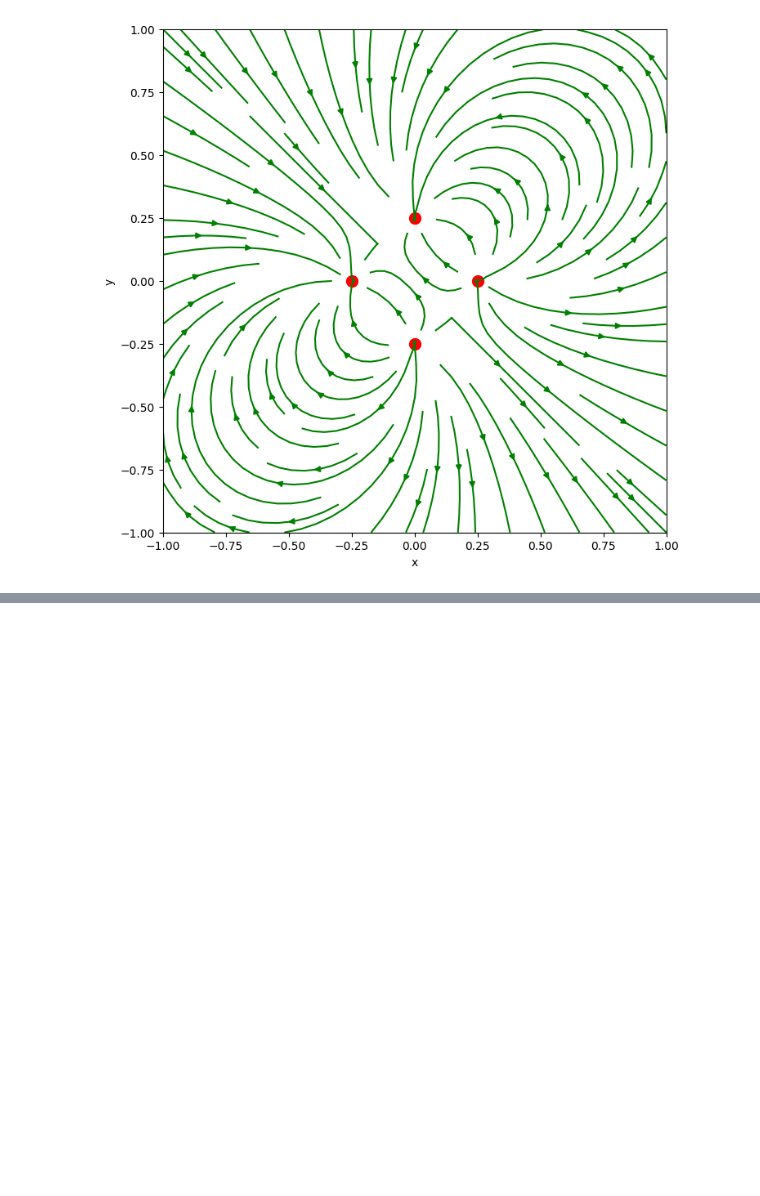
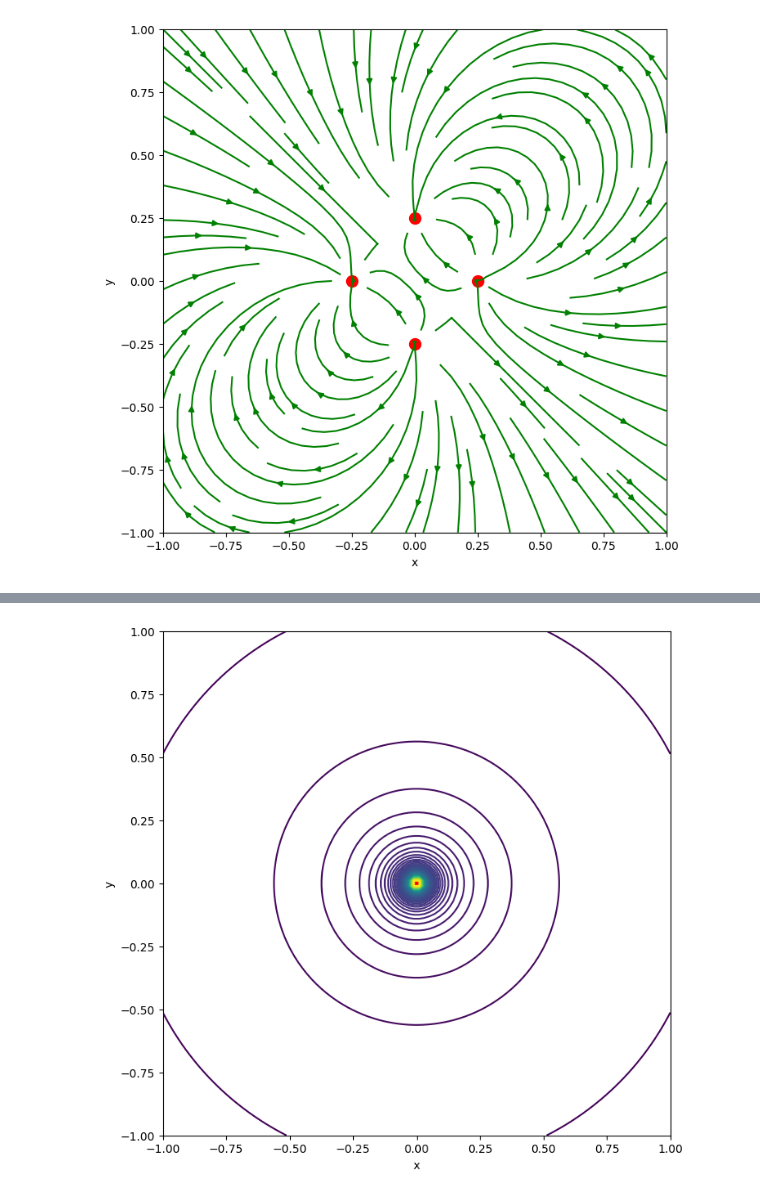
Before and after one commit to brash99/phys202, a Jupyter notebook: JupyterNotebooks/ElectricFieldLines.ipynb, the cells around one changed output, grey strips where cells are left out. Drawn from its saved outputs; the diff is of its cells as text; code cells hidden in the pictures; blank space fills up the shorter version.

```diff
--- a/JupyterNotebooks/ElectricFieldLines.ipynb
+++ b/JupyterNotebooks/ElectricFieldLines.ipynb
@@ -200,0 +208,47 @@ DrawELines(Q, XQ, YQ, -2, 2, -2, 2)
+# %%
+# Draw equipotential lines
+
+def DrawEquipotential(Q, XQ, YQ, xl=-1, xh=1, yl=-1, yh=1):
+    # Q is a list of charges
+    # XQ and YQ are positions of the charges
+    # Calculate the field at 100 points in the x-y plan
+    # xl, xh, yl, yh, are the plot limits)
+
+    n_charges = len(Q)
+
+    # Set up the grid
+    x = np.linspace(xl,xh,100)
+    y = np.linspace(yl,yh,100)
+    X,Y = np.meshgrid(x,y)
+
+    V = np.zeros((100,100))
+
+    for i in range(n_charges):
+        r = np.sqrt((X-XQ[i])**2 + (Y-YQ[i])**2)
+        V += ke*Q[i]/r
+
+    # Draw the field lines
+    fig, ax = plt.subplots(1,1, figsize=(8,8))
+    #ax.contour(X,Y,V, 100, colors='g')
+    ax.contour(X,Y,V,100)
+
+    # Draw the charges
+    for i in range(n_charges):
+        ax.scatter([XQ[i]],[YQ[i]], s=100, c='r')
+        ax.add_artist(plt.Circle((XQ[i],YQ[i]), 0.01, color='r'))
+    ax.set_xlabel('x')
+    ax.set_ylabel('y')
+    ax.set_xlim(xl,xh)
+    ax.set_ylim(yl,yh)
+
+    plt.show()
+# %%
+# Point charge at (0,0)
+
+Q = [1e-9]
+XQ = [0]
+YQ = [0]
+
+DrawEquipotential(Q, XQ, YQ)
+# %% [output]
+[figure, added]
```
Also changed, not shown: parts of 5 cells of this notebook.
